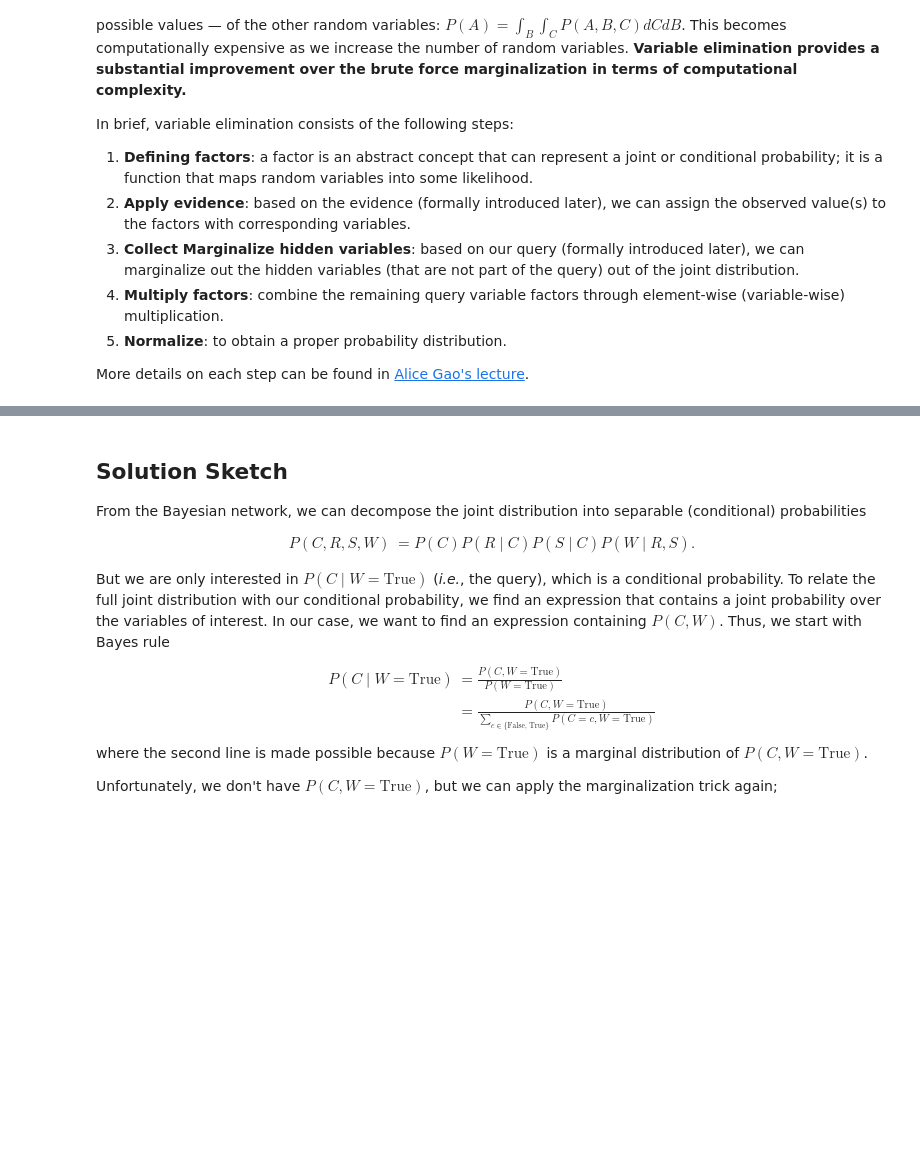
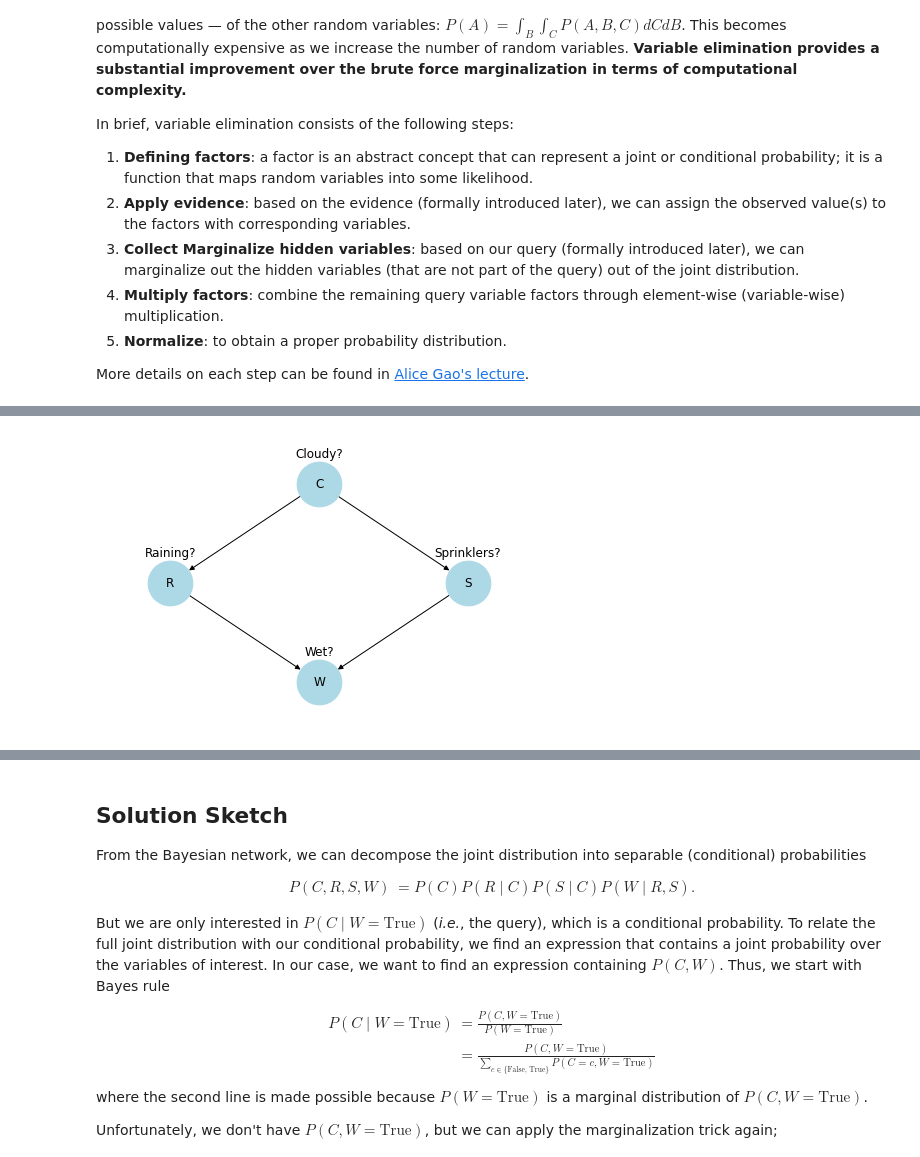
Before and after one commit to khaiyichin/teach_learn_notes, a Jupyter notebook: stats/variable_elimination_example.ipynb, the cells around one changed output, grey strips where cells are left out. Drawn from its saved outputs; the diff is of its cells as text; code cells hidden in the pictures; blank space fills up the shorter version.

Commit message:
Replaced Mermaid diagram with Python generated one.

```diff
--- a/stats/variable_elimination_example.ipynb
+++ b/stats/variable_elimination_example.ipynb
@@ -23,3 +27,38 @@ More details on each step can be found in [Alice Gao's lecture](https://cs.uwate
+# %%
+import networkx as nx
+import matplotlib.pyplot as plt
+
+# Create an empty graph
+G = nx.DiGraph()
+
+# Define node positions manually
+positions = {"C": (0, 1), "R": (-1, 0), "S": (1, 0), "W": (0, -1)}
+
+# Define node descriptions
+shift = (0, 0.3)
+shifted_pos ={node: (node_pos[0] + shift[0], node_pos[1] + shift[1]) for node, node_pos in positions.items()}
+desc = {"C": "Cloudy?", "R": "Raining?", "S": "Sprinklers?", "W": "Wet?"}
+
+# Add nodes
+G.add_nodes_from(positions)
+
+# Add edges
+edges = [("C", "R"), ("C", "S"), ("R", "W"), ("S", "W")]
+G.add_edges_from(edges)
+
+# Draw the graph
+nx.draw(G, pos=positions, with_labels=True, node_size=2000, node_color="lightblue")
+nx.draw_networkx_labels(G, shifted_pos, labels=desc, horizontalalignment="center")
+
+# ddjust frame to avoid cutting text, may need to adjust the value
+axis = plt.gca()
+axis.set_xlim([1.2*x for x in axis.get_xlim()])
+axis.set_ylim([1.2*y for y in axis.get_ylim()])
+
+plt.axis("off")  # Turn off axis labels
+plt.show()
+# %% [output]
+[figure, added]
 # %% [markdown]
 <!-- CSS styling -->
 <style>
```
Also changed, not shown: parts of 2 cells of this notebook.
